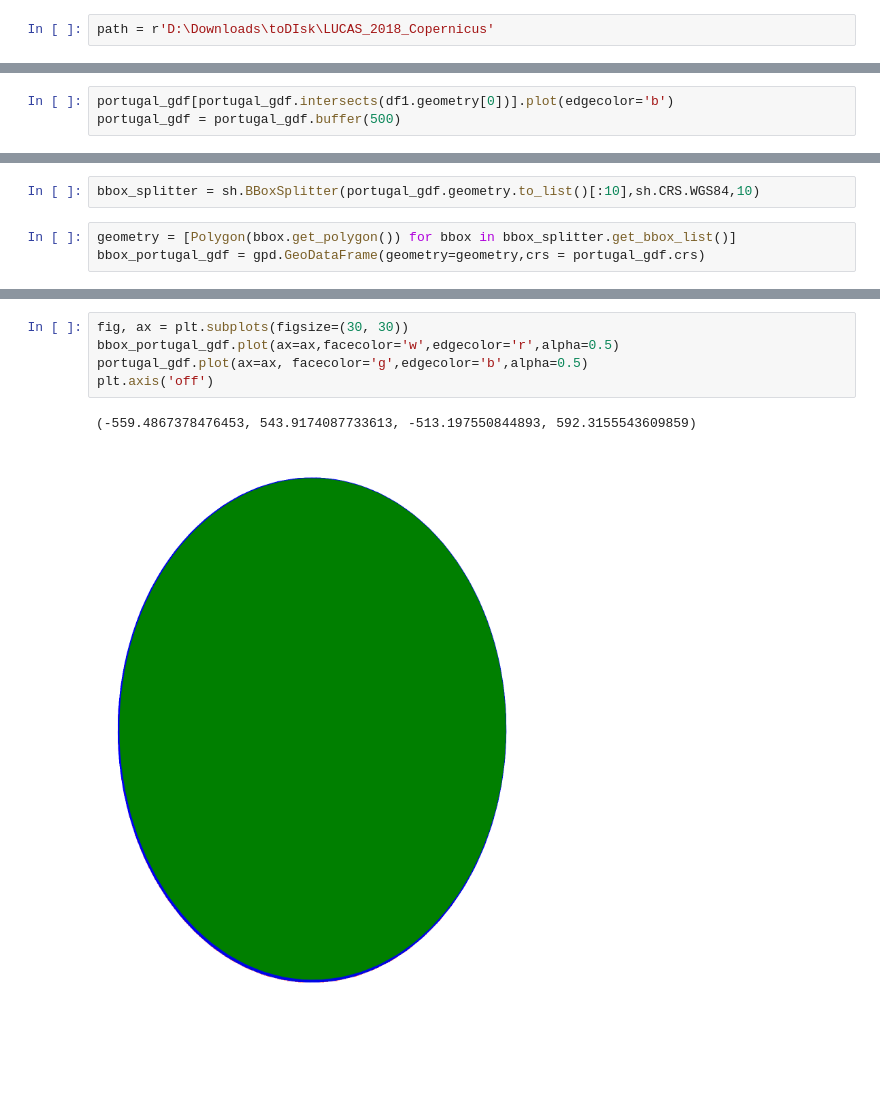
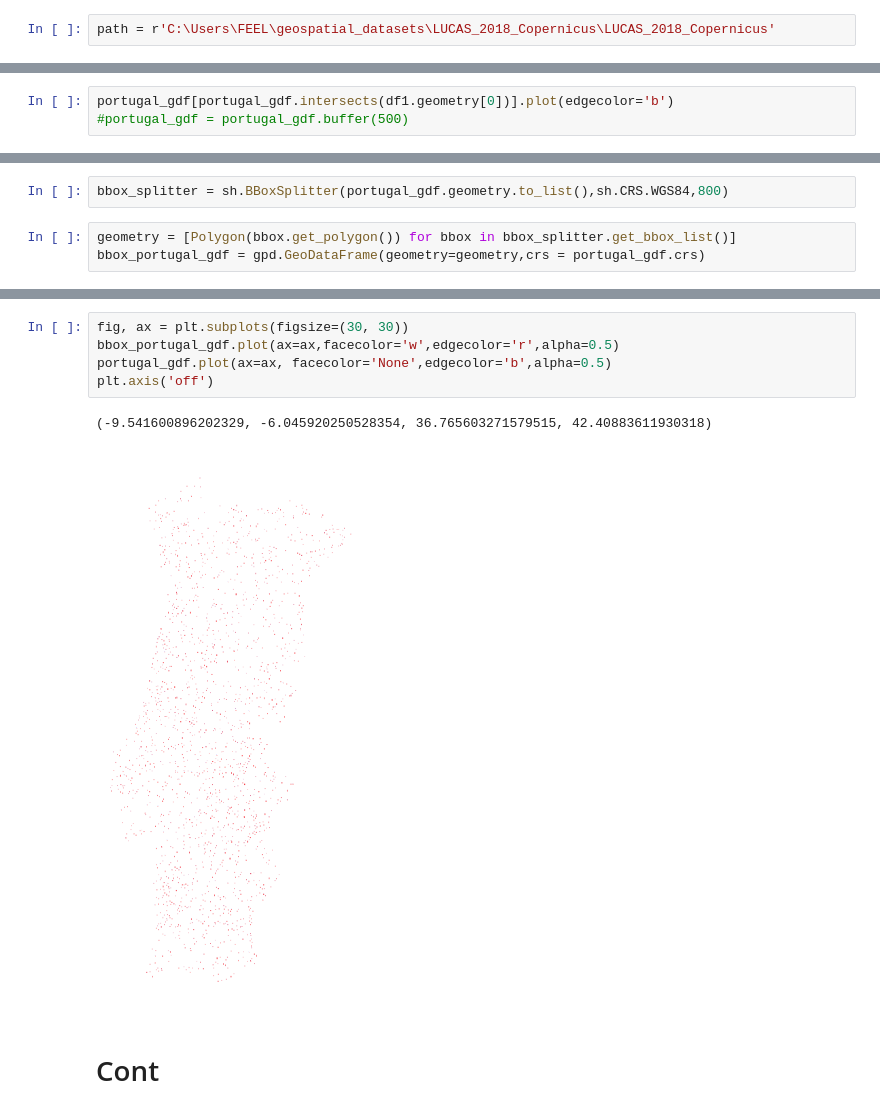
Before and after one commit to feelab-info/terrasensetk, a Jupyter notebook: Lucas_Copernicus.ipynb, the cells around one changed output, grey strips where cells are left out. Drawn from its saved outputs; the diff is of its cells as text; blank space fills up the shorter version.

```diff
--- a/Lucas_Copernicus.ipynb
+++ b/Lucas_Copernicus.ipynb
@@ -18,5 +24,5 @@ from sentinelhub import UtmZoneSplitter, BBox, CRS, DataCollection
 # %%
-path = r'D:\Downloads\toDIsk\LUCAS_2018_Copernicus'
+path = r'C:\Users\FEEL\geospatial_datasets\LUCAS_2018_Copernicus\LUCAS_2018_Copernicus'
 # %%
 gdf = gpd.read_file(os.path.join(path,"LUCAS_2018_Copernicus_polygons.shp"))
 csv = pd.read_csv(os.path.join(path,"LUCAS_2018_Copernicus_attributes.csv"))
@@ -62,5 +70,5 @@ gpd.overlay(portugal_gdf,df1, how='intersection')
 10 rows × 121 columns
 # %%
 portugal_gdf[portugal_gdf.intersects(df1.geometry[0])].plot(edgecolor='b')
-portugal_gdf = portugal_gdf.buffer(500)
+#portugal_gdf = portugal_gdf.buffer(500)
 # %% [output]
@@ -67,6 +76,6 @@ portugal_gdf = portugal_gdf.buffer(500)
 [figure]
 # %%
-bbox_splitter = sh.BBoxSplitter(portugal_gdf.geometry.to_list()[:10],sh.CRS.WGS84,10)
+bbox_splitter = sh.BBoxSplitter(portugal_gdf.geometry.to_list(),sh.CRS.WGS84,800)
 # %%
 geometry = [Polygon(bbox.get_polygon()) for bbox in bbox_splitter.get_bbox_list()]
 bbox_portugal_gdf = gpd.GeoDataFrame(geometry=geometry,crs = portugal_gdf.crs)
@@ -86,8 +86,10 @@ plt.axis('off')
 # %%
 fig, ax = plt.subplots(figsize=(30, 30))
 bbox_portugal_gdf.plot(ax=ax,facecolor='w',edgecolor='r',alpha=0.5)
-portugal_gdf.plot(ax=ax, facecolor='g',edgecolor='b',alpha=0.5)
+portugal_gdf.plot(ax=ax, facecolor='None',edgecolor='b',alpha=0.5)
 plt.axis('off')
 # %% [output]
-(-559.4867378476453, 543.9174087733613, -513.197550844893, 592.3155543609859)
+(-9.541600896202329, -6.045920250528354, 36.765603271579515, 42.40883611930318)
-[figure, old version]
+[figure, new version]
+# %% [markdown]
+# Cont
```
Also changed, not shown: parts of 21 cells of this notebook, 1 other file.
